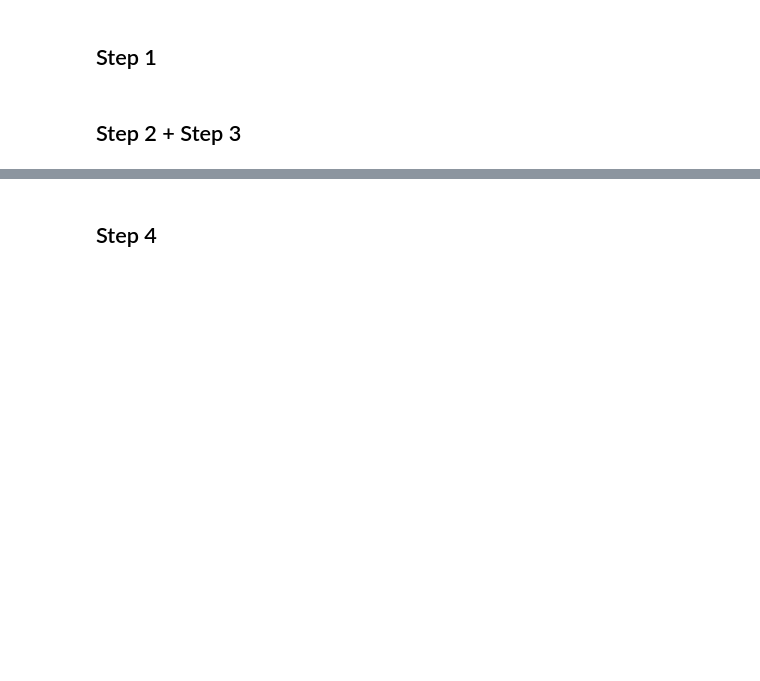
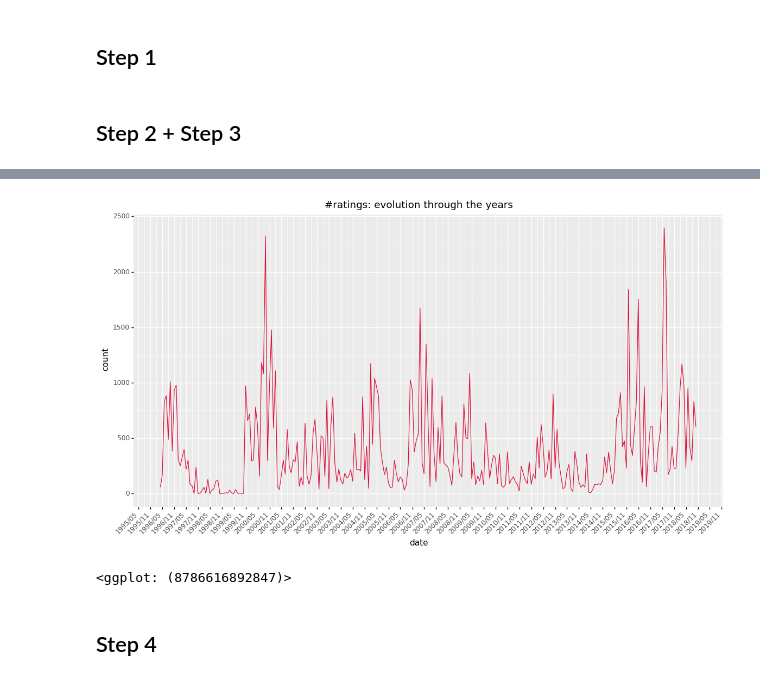
Before and after one commit to ilias-ant/recommender-systems, a Jupyter notebook: federated-learning-based-RS.ipynb, the cells around one changed output, grey strips where cells are left out. Drawn from its saved outputs; the diff is of its cells as text; code cells hidden in the pictures; blank space fills up the shorter version.

```diff
--- a/federated-learning-based-RS.ipynb
+++ b/federated-learning-based-RS.ipynb
@@ -77,3 +134,16 @@ data = Dataset.load_from_file("data/ml-latest-small/ratings.csv", reader=reader)
+# %%
+(
+    ggplot(
+        movielens.groupby(pd.Grouper(key="created_at", freq="M")).count().reset_index()
+    )
+    + geom_line(aes(x="created_at", y="item"), color="crimson")
+    + labs(x="date", y="count", title="#ratings: evolution through the years")
+    + scale_x_datetime(breaks=date_breaks("6 months"), labels=date_format("%Y/%m"))
+    + theme(axis_text_x=element_text(rotation=45, hjust=1), figure_size=(14, 7))
+)
+# %% [output]
+[figure, added]
+<ggplot: (8786616892847)>
 # %% [markdown]
 ## Step 4
 # %%
```
Also changed, not shown: parts of 31 cells of this notebook.
